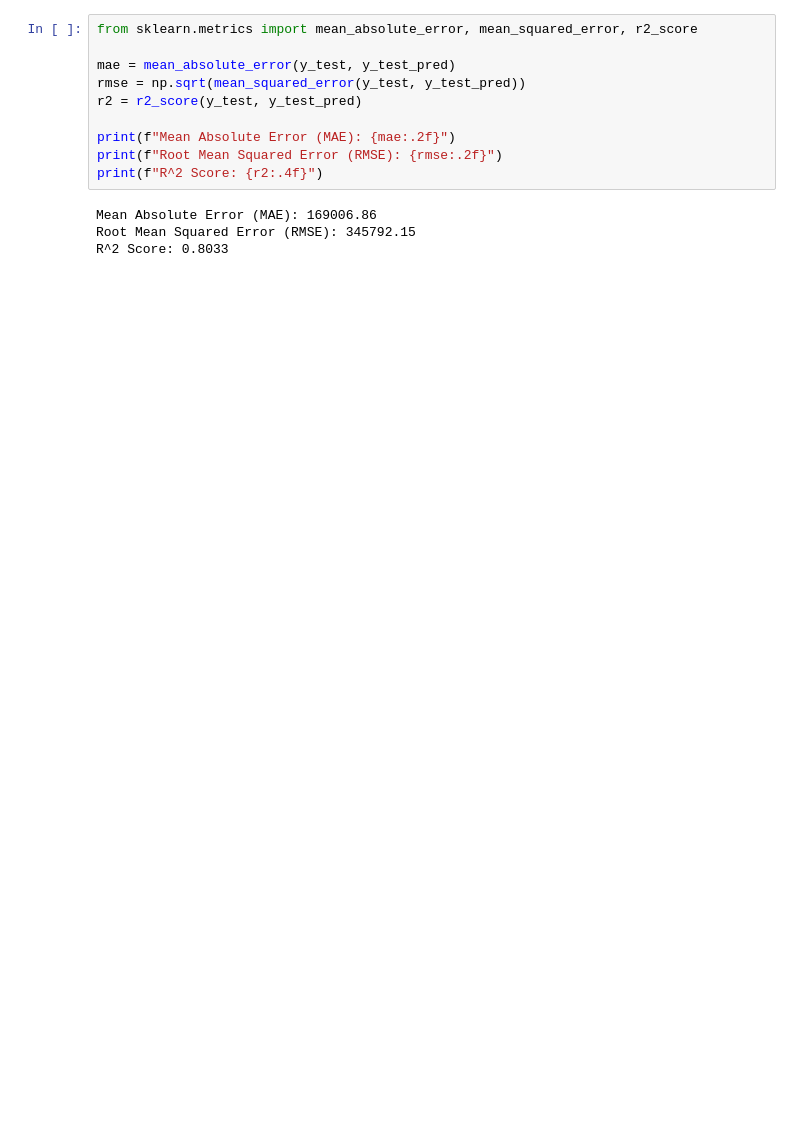
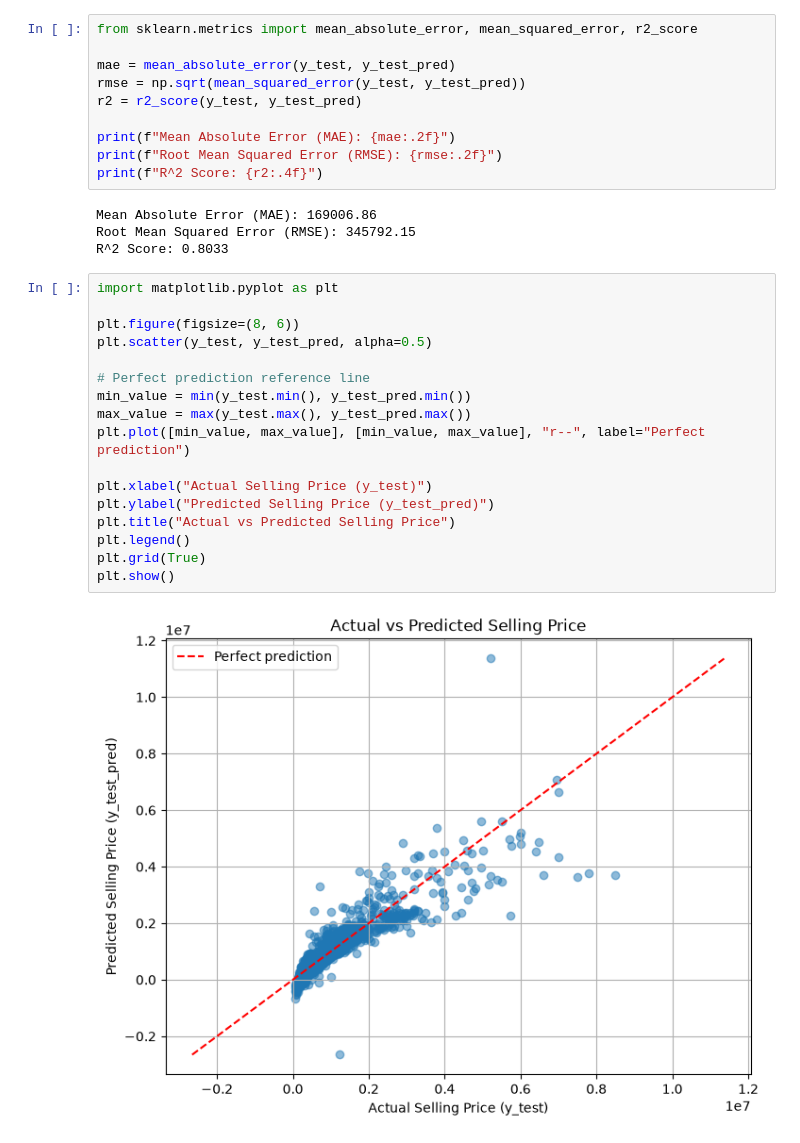
Before and after one commit to Aaroh22/used-car-price-prediction, a Jupyter notebook: Notebooks/02_model_training.ipynb, the cells around one changed output. Saved outputs shown, nothing was run; the diff lists cells and outputs as text; blank space fills up the shorter version.

```diff
--- a/Notebooks/02_model_training.ipynb
+++ b/Notebooks/02_model_training.ipynb
@@ -143,3 +144,22 @@ print(f"R^2 Score: {r2:.4f}")
 Mean Absolute Error (MAE): 169006.86
 Root Mean Squared Error (RMSE): 345792.15
 R^2 Score: 0.8033
+# %%
+import matplotlib.pyplot as plt
+
+plt.figure(figsize=(8, 6))
+plt.scatter(y_test, y_test_pred, alpha=0.5)
+
+# Perfect prediction reference line
+min_value = min(y_test.min(), y_test_pred.min())
+max_value = max(y_test.max(), y_test_pred.max())
+plt.plot([min_value, max_value], [min_value, max_value], "r--", label="Perfect prediction")
+
+plt.xlabel("Actual Selling Price (y_test)")
+plt.ylabel("Predicted Selling Price (y_test_pred)")
+plt.title("Actual vs Predicted Selling Price")
+plt.legend()
+plt.grid(True)
+plt.show()
+# %% [output]
+[figure, added]
```
Also changed, not shown: parts of 12 cells of this notebook.
